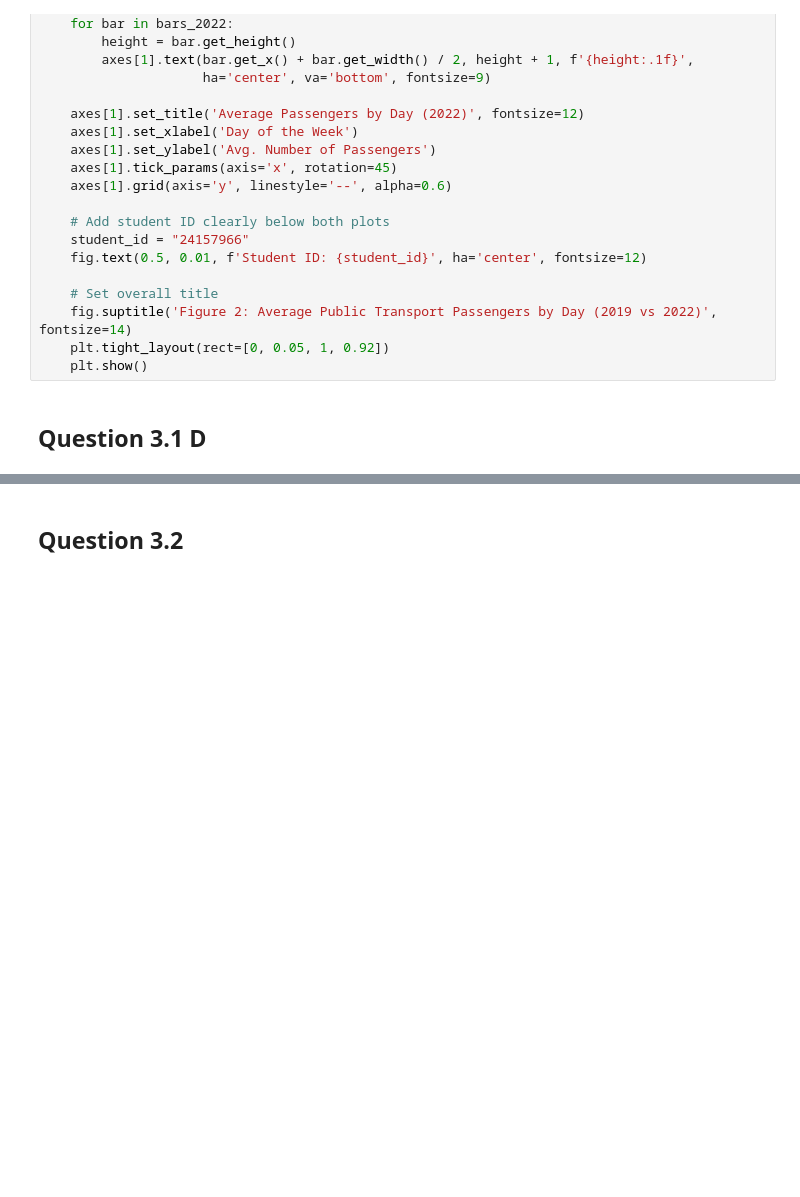
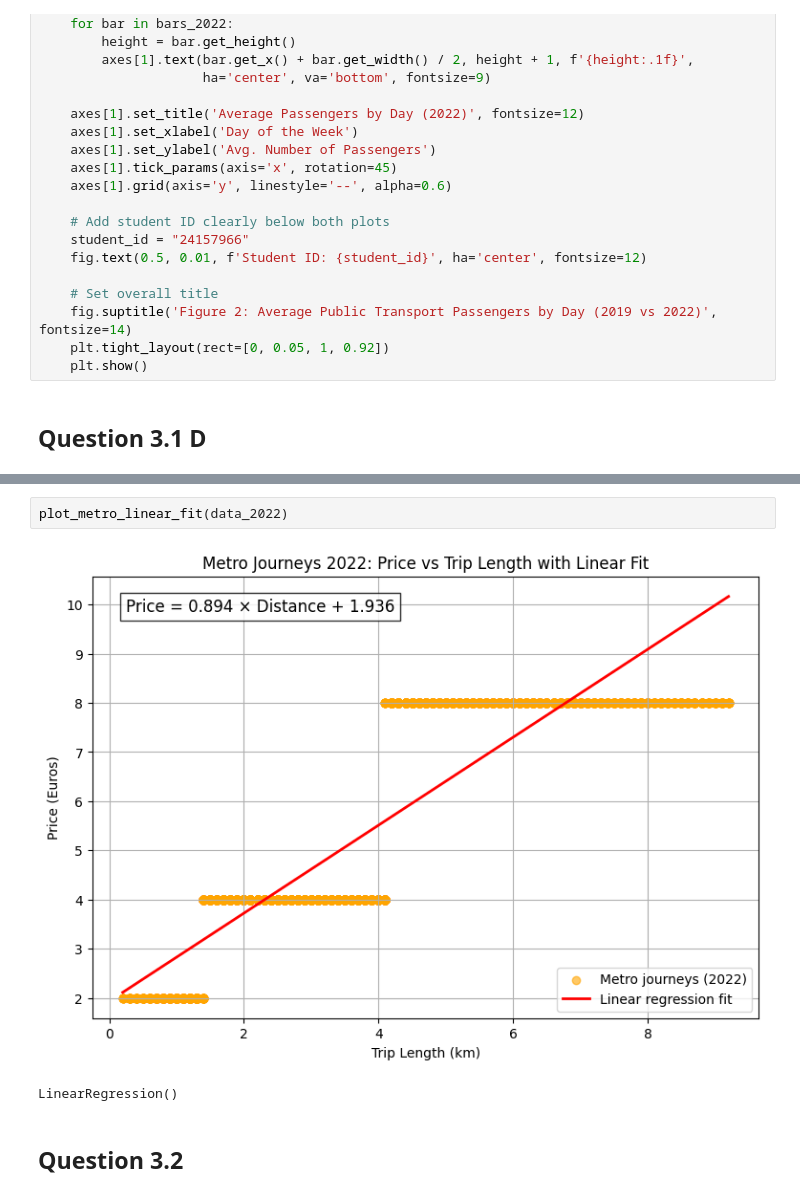
Before and after one commit to Dikshyant15/24157966_Small_Project, a Jupyter notebook: expirement.ipynb, the cells around one changed output, grey strips where cells are left out. Cells and saved outputs as stored; diff of their text form; blank space fills up the shorter version.

```diff
--- a/expirement.ipynb
+++ b/expirement.ipynb
@@ -320,3 +415,8 @@ def plot_bar_avgpax_weekdays(data_2019, data_2022, X_spring, Y_summer, Z_autumn)
+# %%
+plot_metro_linear_fit(data_2022)
+# %% [output]
+[figure, added]
+LinearRegression()
 # %% [markdown]
 ## Question 3.2
 # %%
```
Also changed, not shown: parts of 10 cells of this notebook, 2 other files.
